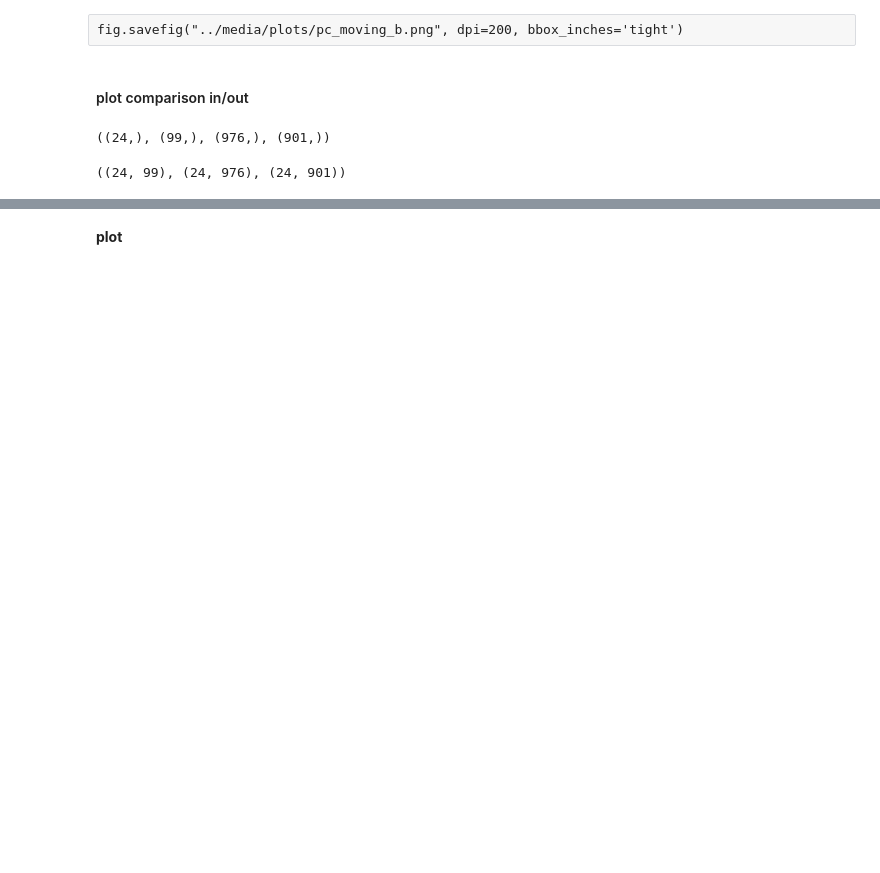
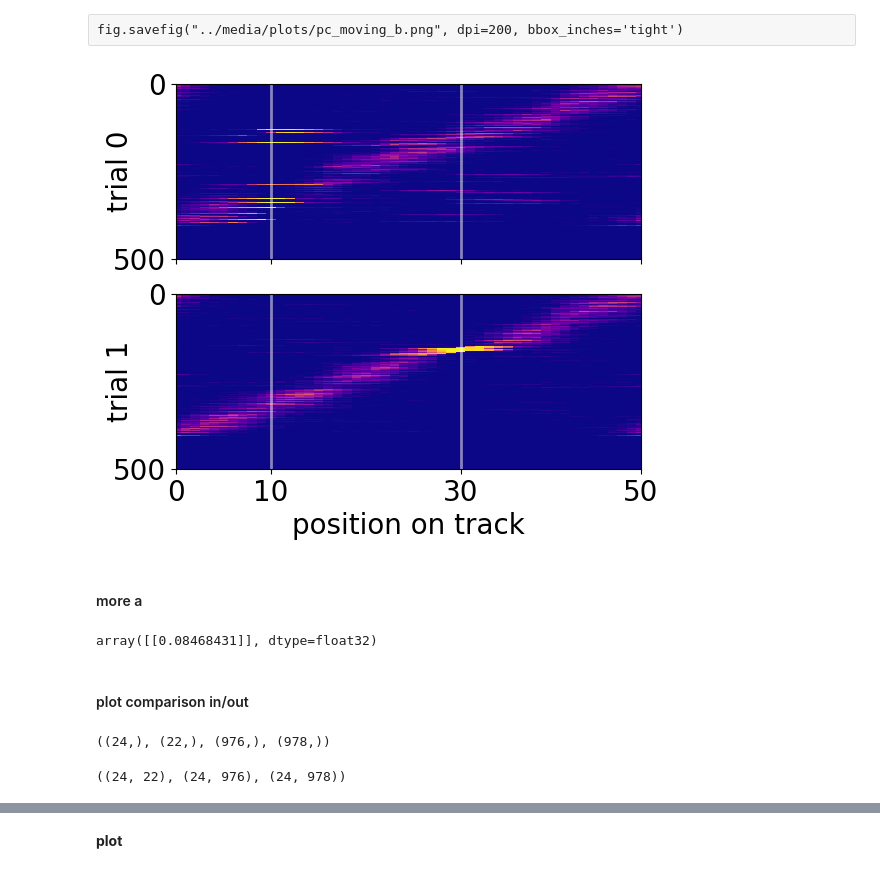
Before and after one commit to iKiru-hub/KAMemory, a Jupyter notebook: notebooks/lab_fig_c1.ipynb, the cells around one changed output, grey strips where cells are left out. Cells and saved outputs as stored; diff of their text form; code cells hidden in the pictures; blank space fills up the shorter version.

```diff
--- a/notebooks/lab_fig_c1.ipynb
+++ b/notebooks/lab_fig_c1.ipynb
@@ -661,22 +699,79 @@ plt.show()
 # %% [raw]
 fig.savefig("../media/plots/pc_moving_b.png", dpi=200, bbox_inches='tight')
+# %%
+# --- trial 1
+# Step 1: Average across laps (axis 0) for a given cue
+activity_mean_1 = np.mean(activity1[np.where(lap_cues==0)[0]], axis=0)  # Now shape is (positions, neurons)
+
+# Step 2: Find preferential place field (position with max activity) for each neuron
+preferential_fields_1 = np.argmax(activity_mean_1, axis=0)  # Finds the max position for each neuron
+
+# Step 3: Sort neurons by preferential place fields in descending order
+sorted_indices_1 = np.argsort(preferential_fields_1)[::-1]  # Sort in descending order of place fields
+sorted_activity_1 = activity_mean_1[:, sorted_indices_1]  # Reorder neurons by sorted indices
+
+# --- trial 2
+# Step 1: Average across laps (axis 0) for a given cue
+activity_mean_2 = np.mean(activity2[np.where(lap_cues==0)[0]], axis=0)  # Now shape is (positions, neurons)
+# Step 2: Find preferential place field (position with max activity) for each neuron
+preferential_fields_2 = np.argmax(activity_mean_2, axis=0)  # Finds the max position for each neuron
+sorted_indices_2 = np.argsort(preferential_fields_2)[::-1]  # Sort in descending order of place fields
+
+# ---
+# Step 3: Sort neurons by preferential place fields in descending order
+sorted_activity_2 = activity_mean_2[:, sorted_indices_2]  # Reorder neurons by sorted indices
+sorted_activity_1 = activity_mean_1[:, sorted_indices_2]  # Reorder neurons by sorted indices
+
+""" plot """
+
+fig, axs = plt.subplots(2, 1, figsize=(6, 5), sharex=True)
+fontsize=20
+
+# --- 1
+axs[0].imshow(sorted_activity_1.T[:500], aspect='auto', cmap='plasma', interpolation='nearest', vmin=0)
+
+# --- 2
+axs[1].imshow(sorted_activity_2.T[:500], aspect='auto', cmap='plasma', interpolation='nearest', vmin=0)
+axs[1].set_xticks([0, 10, 30, 49], [0, 10, 30, 50], fontsize=fontsize)
+axs[1].set_xlabel('position on track', fontsize=fontsize)
+
+# ---
+for i, ax in enumerate(axs):
+    ax.set_ylabel(f'trial {i}', labelpad=-15, fontsize=fontsize)
+    ax.set_xlim(0, 49)
+    ax.set_yticks([0, 500], [0, 500], fontsize=fontsize)
+    ax.axvline(10, lw=2, color='white', alpha=0.5)
+    ax.axvline(30, lw=2, color='white', alpha=0.5)
+
+plt.show()
+# %% [output]
+[figure, added]
+# %% [markdown]
+#### more a
+# %%
+cosine_similarity_mat(sorted_activity_1[10].reshape(-1, 1000).T, sorted_activity_2[30].reshape(-1, 1000).T)
+# %% [output]
+array([[0.08468431]], dtype=float32)
 # %% [markdown]
 #### plot comparison in/out
 # %%
-# indexes of the spatial neurons
+# indexes of the spatial neurons | (rounds, 10, neurons)
 idx1 = np.where(activity1[:, 10, :].mean(axis=0) > 0.001)[0]
-idx2 = np.where(activity2[:, 10, :].mean(axis=0) > 0.001)[0]
+idx2 = np.where(activity2[:, 30, :].mean(axis=0) > 0.001)[0]
 
 idx1_ = np.where(activity1[:, 10, :].mean(axis=0) <= 0.001)[0]
-idx2_ = np.where(activity2[:, 10, :].mean(axis=0) <= 0.001)[0]
+idx2_ = np.where(activity2[:, 30, :].mean(axis=0) <= 0.001)[0]
 idx1.shape, idx2.shape, idx1_.shape, idx2_.shape
 # %% [output]
-((24,), (99,), (976,), (901,))
+((24,), (22,), (976,), (978,))
 # %%
-""" activity """
-activity_dot_in = utils.cosine_similarity_mat(activity1.mean(axis=0)[:, idx1], activity2.mean(axis=0)[:, idx2])
-activity_dot_out = utils.cosine_similarity_mat(activity1.mean(axis=0)[:, idx1], activity2.mean(axis=0)[:, idx1_])
-activity_dot_out_2 = utils.cosine_similarity_mat(activity1.mean(axis=0)[:, idx1], activity2.mean(axis=0)[:, idx2_])
+""" activity | method 1 """
+activity_dot_in = utils.cosine_similarity_mat(activity1.mean(axis=0)[:, idx1],
+                                              activity2.mean(axis=0)[:, idx2])
+activity_dot_out = utils.cosine_similarity_mat(activity1.mean(axis=0)[:, idx1],
+                                               activity2.mean(axis=0)[:, idx1_])
+activity_dot_out_2 = utils.cosine_similarity_mat(activity1.mean(axis=0)[:, idx1],
+                                                 activity2.mean(axis=0)[:, idx2_])
 activity_dot_in.shape, activity_dot_out.shape, activity_dot_out_2.shape
 # %% [output]
-((24, 99), (24, 976), (24, 901))
+((24, 22), (24, 976), (24, 978))
```
Also changed, not shown: parts of 44 cells of this notebook, 14 other files.
